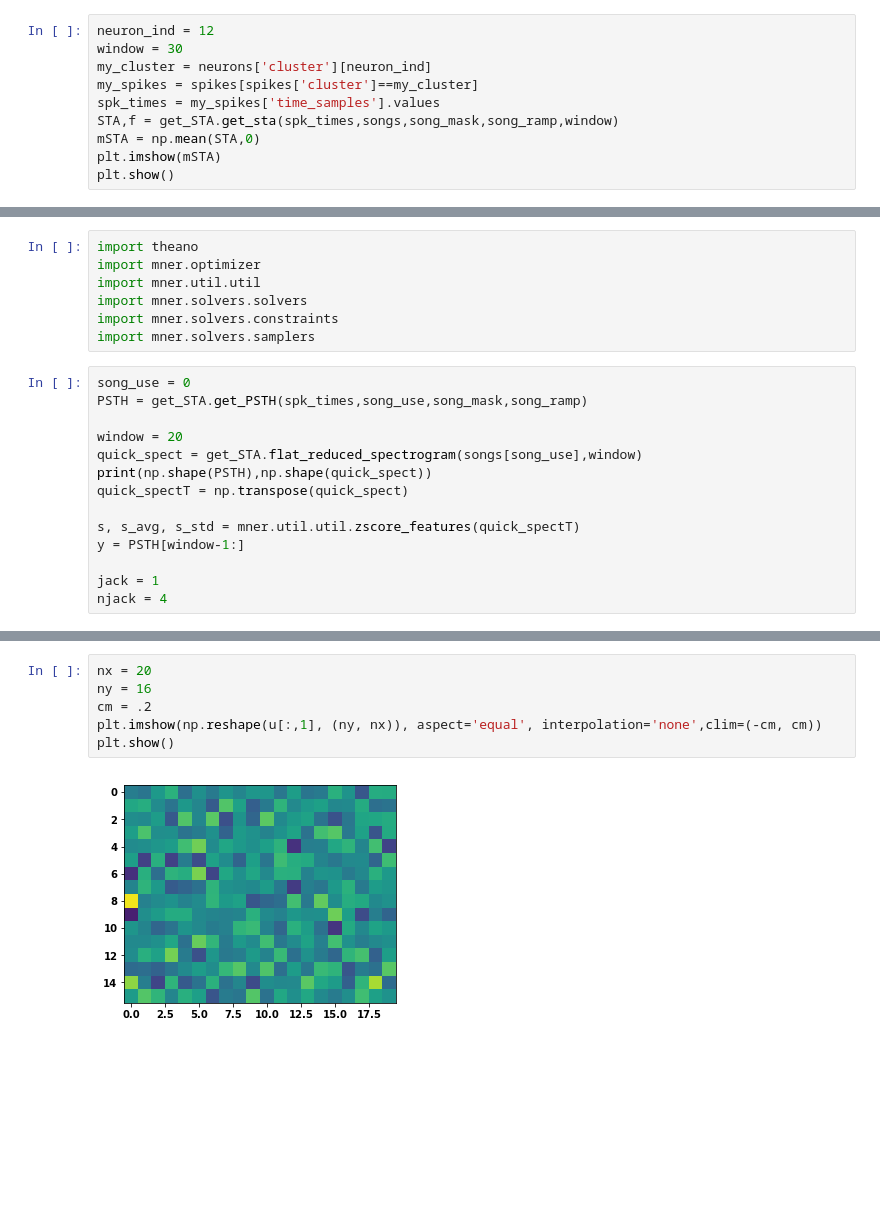
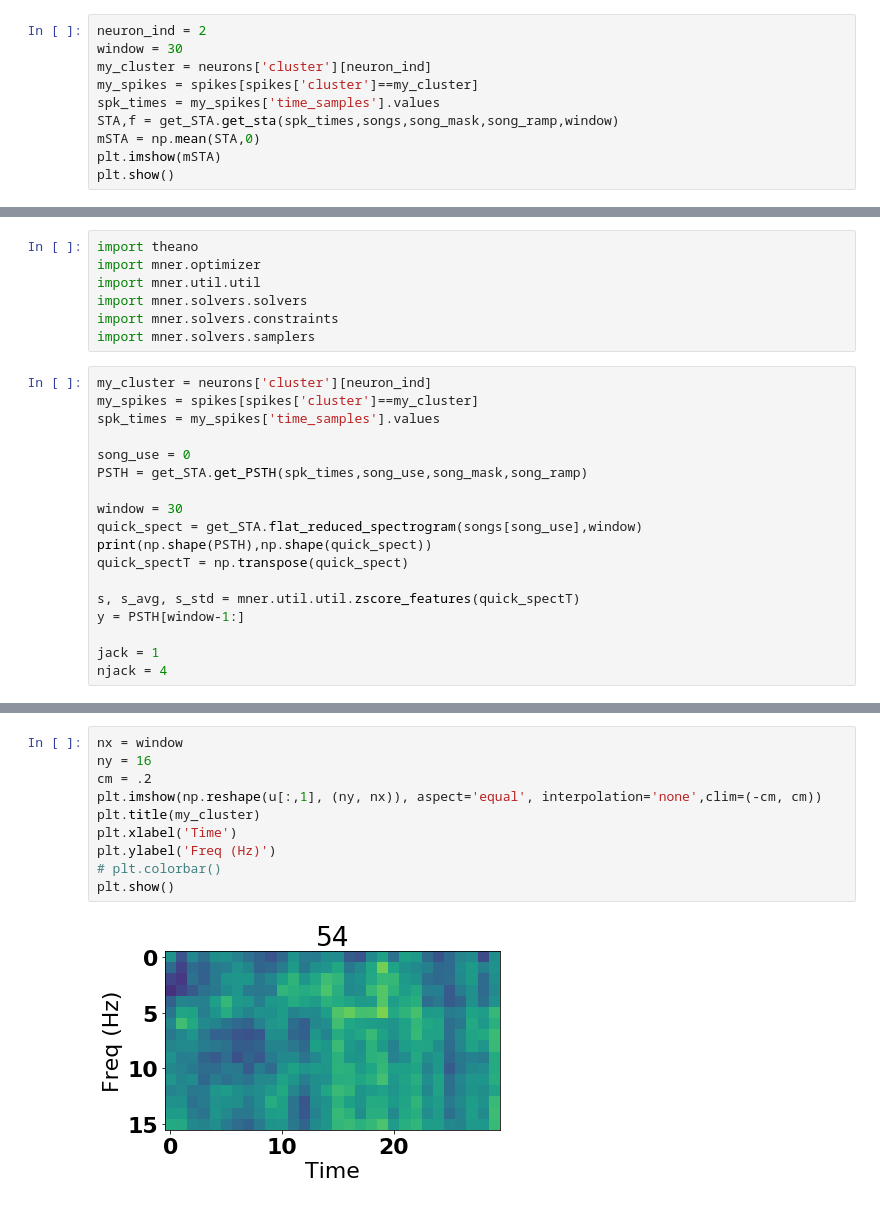
Before and after one commit to TimCSheehan/try_STRF, a Jupyter notebook: get_MNE_v2.ipynb, the cells around one changed output, grey strips where cells are left out. Saved outputs shown, nothing was run; the diff lists cells and outputs as text; blank space fills up the shorter version.

```diff
--- a/get_MNE_v2.ipynb
+++ b/get_MNE_v2.ipynb
@@ -63,7 +63,7 @@ song_names = list(set(trials['stimulus']))
 ratio = get_STA.get_ds_rate(songs)
 song_mask, song_ramp = get_STA.get_song_mask(trials,ratio/2)
 # %%
-neuron_ind = 12
+neuron_ind = 2
 window = 30
 my_cluster = neurons['cluster'][neuron_ind]
 my_spikes = spikes[spikes['cluster']==my_cluster]
@@ -154,10 +168,14 @@ import mner.solvers.solvers
 import mner.solvers.constraints
 import mner.solvers.samplers
 # %%
+my_cluster = neurons['cluster'][neuron_ind]
+my_spikes = spikes[spikes['cluster']==my_cluster]
+spk_times = my_spikes['time_samples'].values
+
 song_use = 0
 PSTH = get_STA.get_PSTH(spk_times,song_use,song_mask,song_ramp)
 
-window = 20
+window = 30
 quick_spect = get_STA.flat_reduced_spectrogram(songs[song_use],window)
 print(np.shape(PSTH),np.shape(quick_spect))
 quick_spectT = np.transpose(quick_spect)
@@ -214,9 +230,13 @@ Jsym = 0.5*(Jsym + Jsym.T)
 [u, _, _] = np.linalg.svd(Jsym)
 # %%
-nx = 20
+nx = window
 ny = 16
 cm = .2
 plt.imshow(np.reshape(u[:,1], (ny, nx)), aspect='equal', interpolation='none',clim=(-cm, cm))
+plt.title(my_cluster)
+plt.xlabel('Time')
+plt.ylabel('Freq (Hz)')
+# plt.colorbar()
 plt.show()
 # %% [output]
-[figure, old version]
+[figure, new version]
```
Also changed, not shown: parts of 11 cells of this notebook.
